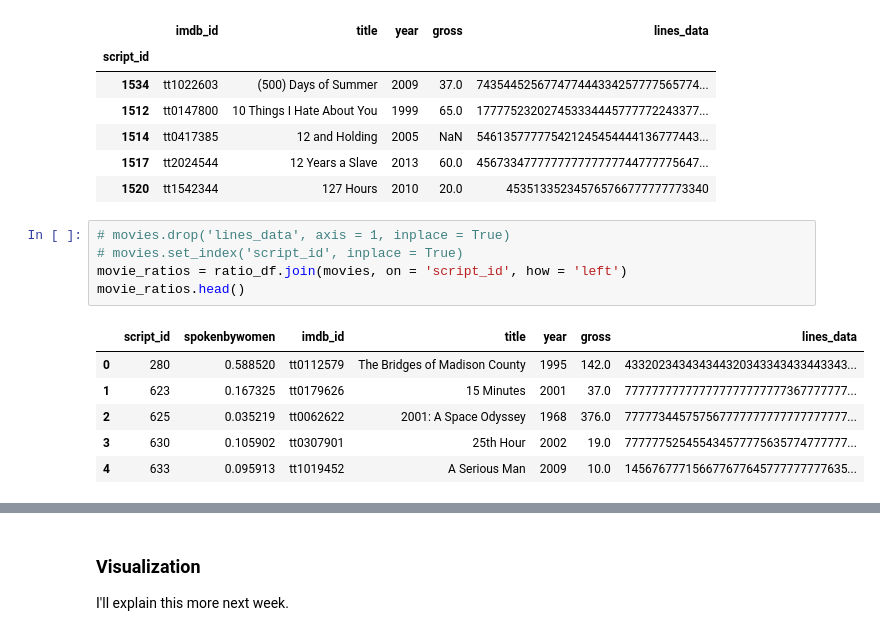
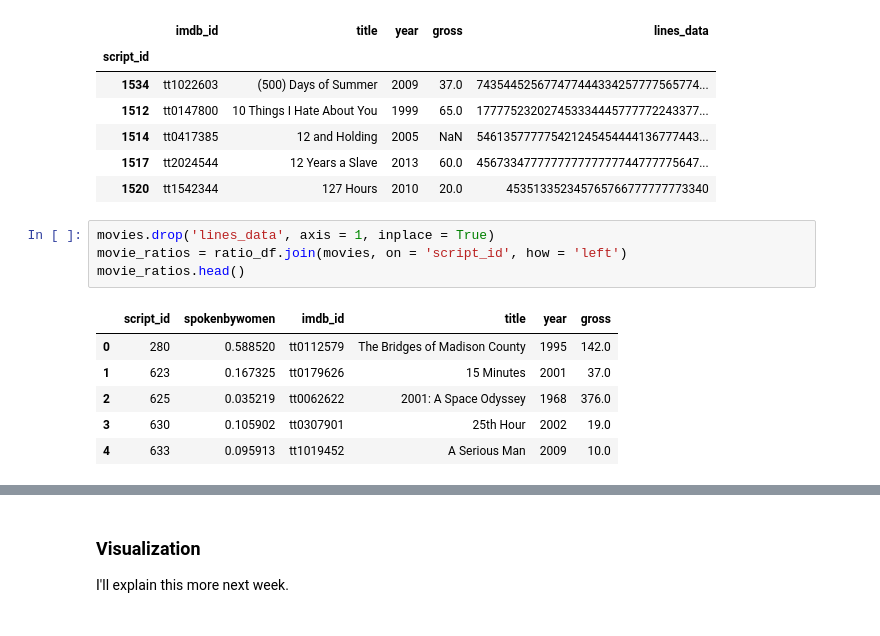
Before and after one commit to tedunderwood/is417, a Jupyter notebook: labs/Feb1Pandas/MoviesAndStatisticsFullLab.ipynb, the cells around one changed output, grey strips where cells are left out. Drawn from its saved outputs; the diff is of its cells as text.

```diff
--- a/labs/Feb1Pandas/MoviesAndStatisticsFullLab.ipynb
+++ b/labs/Feb1Pandas/MoviesAndStatisticsFullLab.ipynb
@@ -404,17 +423,16 @@ movies.head()
 | 1517 | tt2024544 | 12 Years a Slave | 2013 | 60.0 | 456733477777777777777744777775647... |
 | 1520 | tt1542344 | 127 Hours | 2010 | 20.0 | 453513352345765766777777773340 |
 # %%
-# movies.drop('lines_data', axis = 1, inplace = True)
-# movies.set_index('script_id', inplace = True)
+movies.drop('lines_data', axis = 1, inplace = True)
 movie_ratios = ratio_df.join(movies, on = 'script_id', how = 'left')
 movie_ratios.head()
 # %% [output]
-|  | script_id | spokenbywomen | imdb_id | title | year | gross | lines_data |
-| 0 | 280 | 0.588520 | tt0112579 | The Bridges of Madison County | 1995 | 142.0 | 433202343434344320343343433443343... |
-| 1 | 623 | 0.167325 | tt0179626 | 15 Minutes | 2001 | 37.0 | 777777777777777777777777367777777... |
-| 2 | 625 | 0.035219 | tt0062622 | 2001: A Space Odyssey | 1968 | 376.0 | 777773445757567777777777777777777... |
-| 3 | 630 | 0.105902 | tt0307901 | 25th Hour | 2002 | 19.0 | 777777525455434577775635774777777... |
-| 4 | 633 | 0.095913 | tt1019452 | A Serious Man | 2009 | 10.0 | 145676777156677677645777777777635... |
+|  | script_id | spokenbywomen | imdb_id | title | year | gross |
+| 0 | 280 | 0.588520 | tt0112579 | The Bridges of Madison County | 1995 | 142.0 |
+| 1 | 623 | 0.167325 | tt0179626 | 15 Minutes | 2001 | 37.0 |
+| 2 | 625 | 0.035219 | tt0062622 | 2001: A Space Odyssey | 1968 | 376.0 |
+| 3 | 630 | 0.105902 | tt0307901 | 25th Hour | 2002 | 19.0 |
+| 4 | 633 | 0.095913 | tt1019452 | A Serious Man | 2009 | 10.0 |
 # %%
 movie_ratios.sort_values(by = 'spokenbywomen', ascending = False)
 # %% [output]
```
Also changed, not shown: parts of 14 cells of this notebook.
